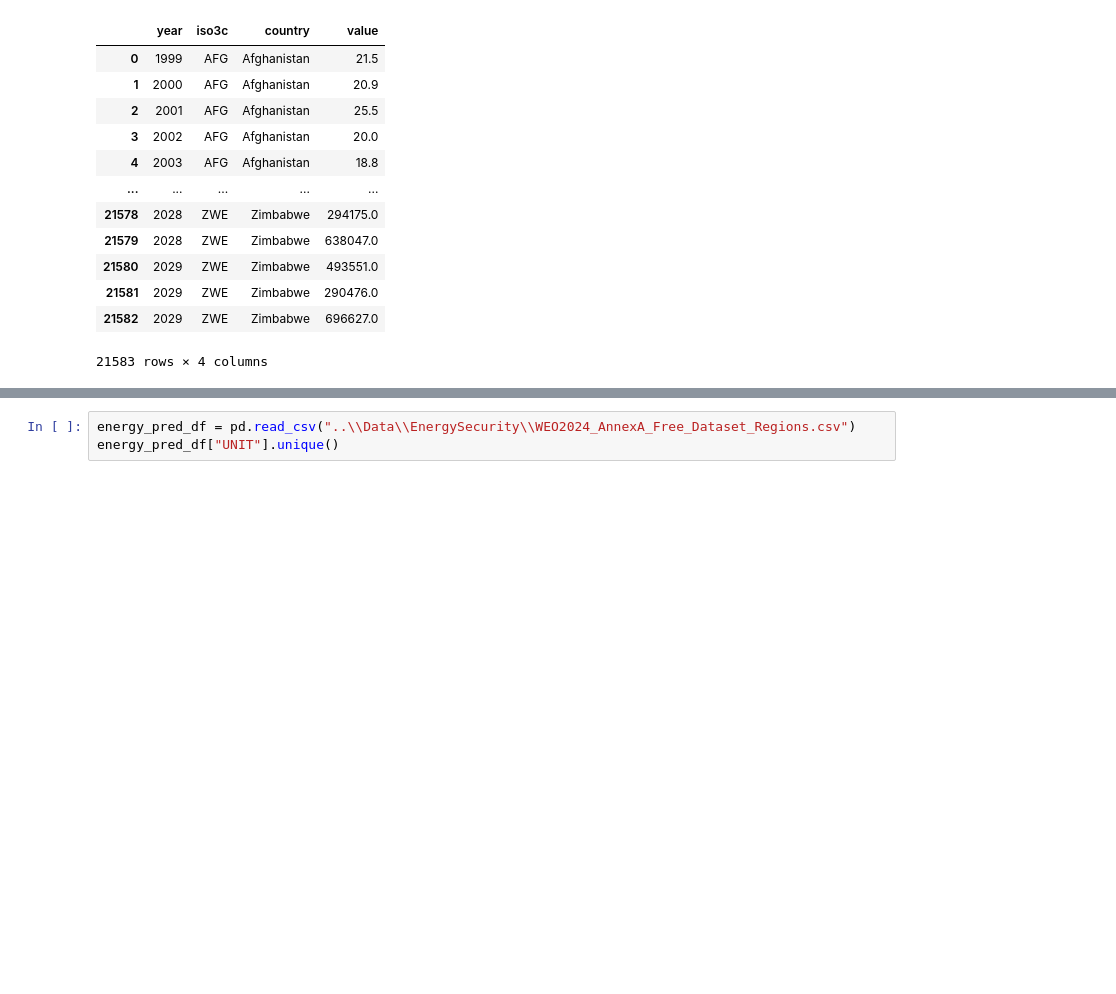
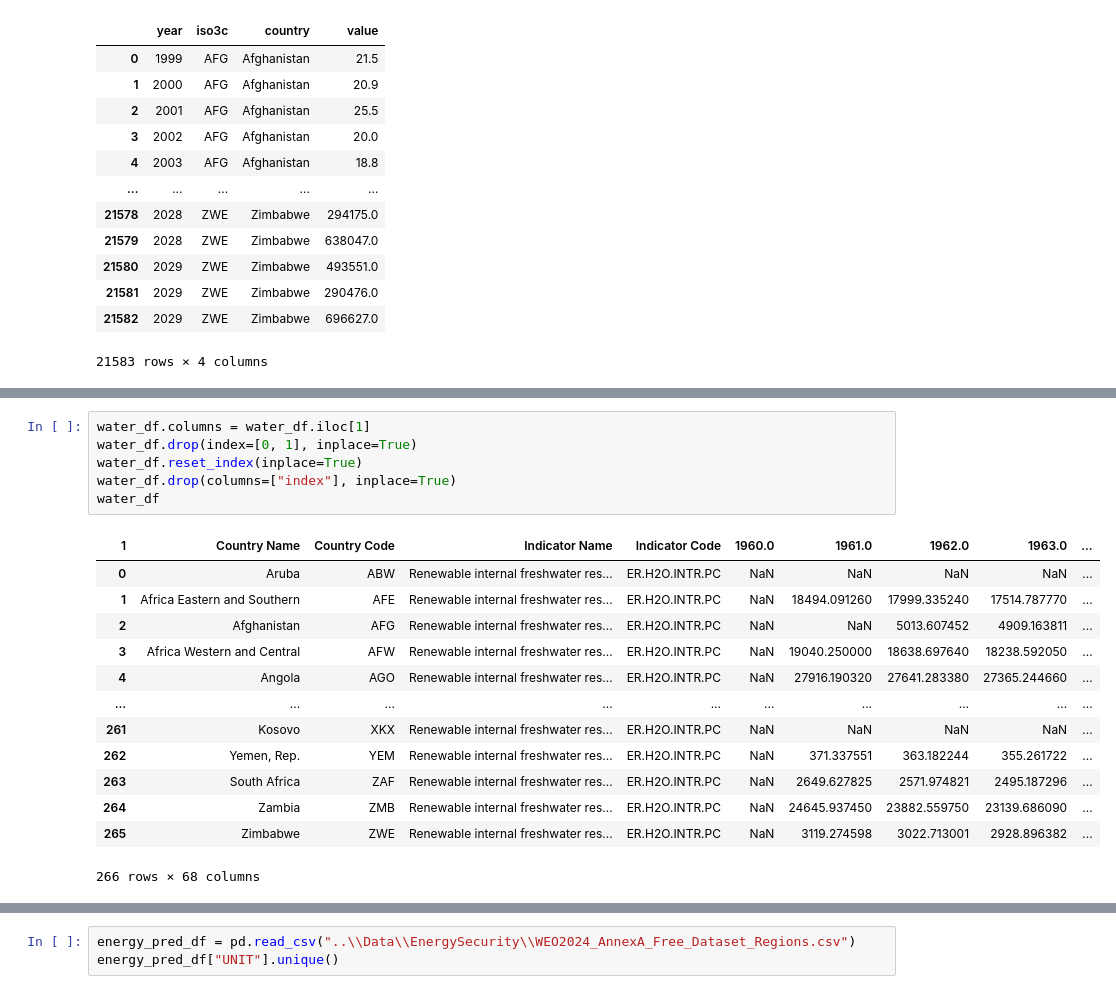
Before and after one commit to AntonioHollerman/EnvironmentAndAgricultureAnalysis, a Jupyter notebook: notebooks/load_data.ipynb, the cells around one changed output, grey strips where cells are left out. Saved outputs shown, nothing was run; the diff lists cells and outputs as text; blank space fills up the shorter version.

```diff
--- a/notebooks/load_data.ipynb
+++ b/notebooks/load_data.ipynb
@@ -73,0 +75,20 @@ water_df
+# %%
+water_df.columns = water_df.iloc[1]
+water_df.drop(index=[0, 1], inplace=True)
+water_df.reset_index(inplace=True)
+water_df.drop(columns=["index"], inplace=True)
+water_df
+# %% [output]
+| 1 | Country Name | Country Code | Indicator Name | Indicator Code | 1960.0 | 1961.0 | 1962.0 | 1963.0 | ... |
+| 0 | Aruba | ABW | Renewable internal freshwater res... | ER.H2O.INTR.PC | NaN | NaN | NaN | NaN | ... |
+| 1 | Africa Eastern and Southern | AFE | Renewable internal freshwater res... | ER.H2O.INTR.PC | NaN | 18494.091260 | 17999.335240 | 17514.787770 | ... |
+| 2 | Afghanistan | AFG | Renewable internal freshwater res... | ER.H2O.INTR.PC | NaN | NaN | 5013.607452 | 4909.163811 | ... |
+| 3 | Africa Western and Central | AFW | Renewable internal freshwater res... | ER.H2O.INTR.PC | NaN | 19040.250000 | 18638.697640 | 18238.592050 | ... |
+| 4 | Angola | AGO | Renewable internal freshwater res... | ER.H2O.INTR.PC | NaN | 27916.190320 | 27641.283380 | 27365.244660 | ... |
+| ... | ... | ... | ... | ... | ... | ... | ... | ... | ... |
+| 261 | Kosovo | XKX | Renewable internal freshwater res... | ER.H2O.INTR.PC | NaN | NaN | NaN | NaN | ... |
+| 262 | Yemen, Rep. | YEM | Renewable internal freshwater res... | ER.H2O.INTR.PC | NaN | 371.337551 | 363.182244 | 355.261722 | ... |
+| 263 | South Africa | ZAF | Renewable internal freshwater res... | ER.H2O.INTR.PC | NaN | 2649.627825 | 2571.974821 | 2495.187296 | ... |
+| 264 | Zambia | ZMB | Renewable internal freshwater res... | ER.H2O.INTR.PC | NaN | 24645.937450 | 23882.559750 | 23139.686090 | ... |
+| 265 | Zimbabwe | ZWE | Renewable internal freshwater res... | ER.H2O.INTR.PC | NaN | 3119.274598 | 3022.713001 | 2928.896382 | ... |
+266 rows × 68 columns
```
Also changed, not shown: parts of 13 cells of this notebook, 13 other files.
